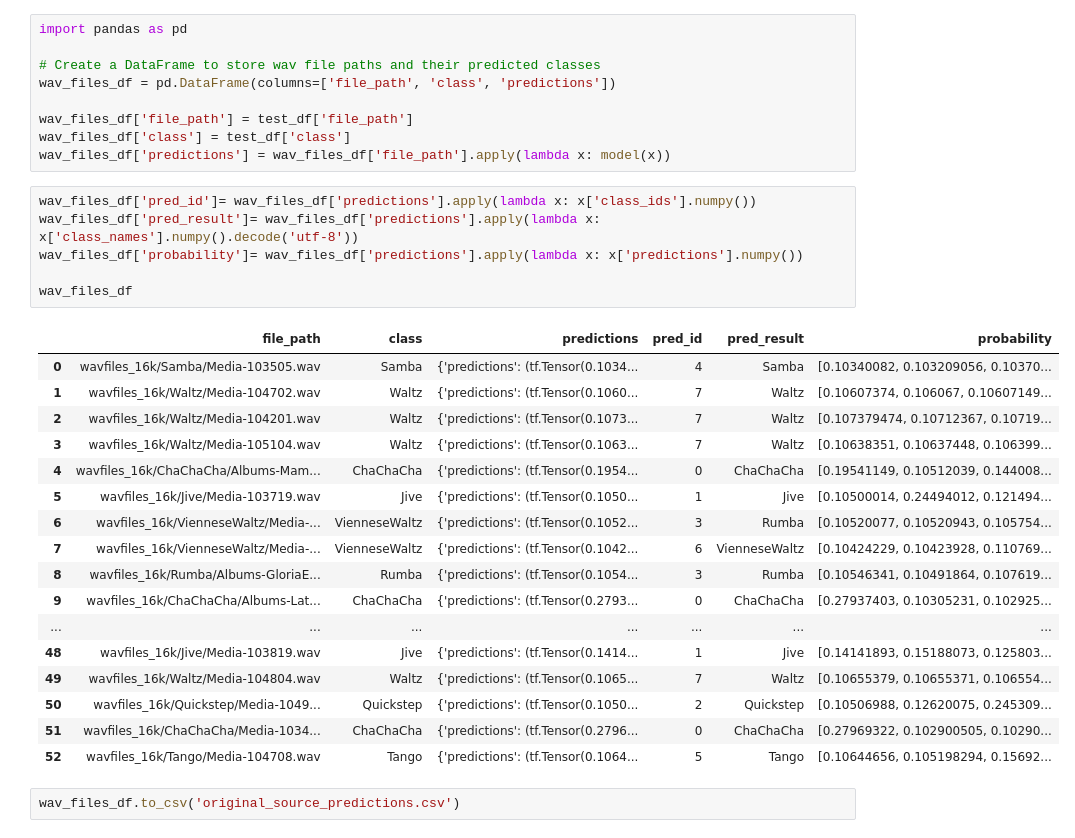
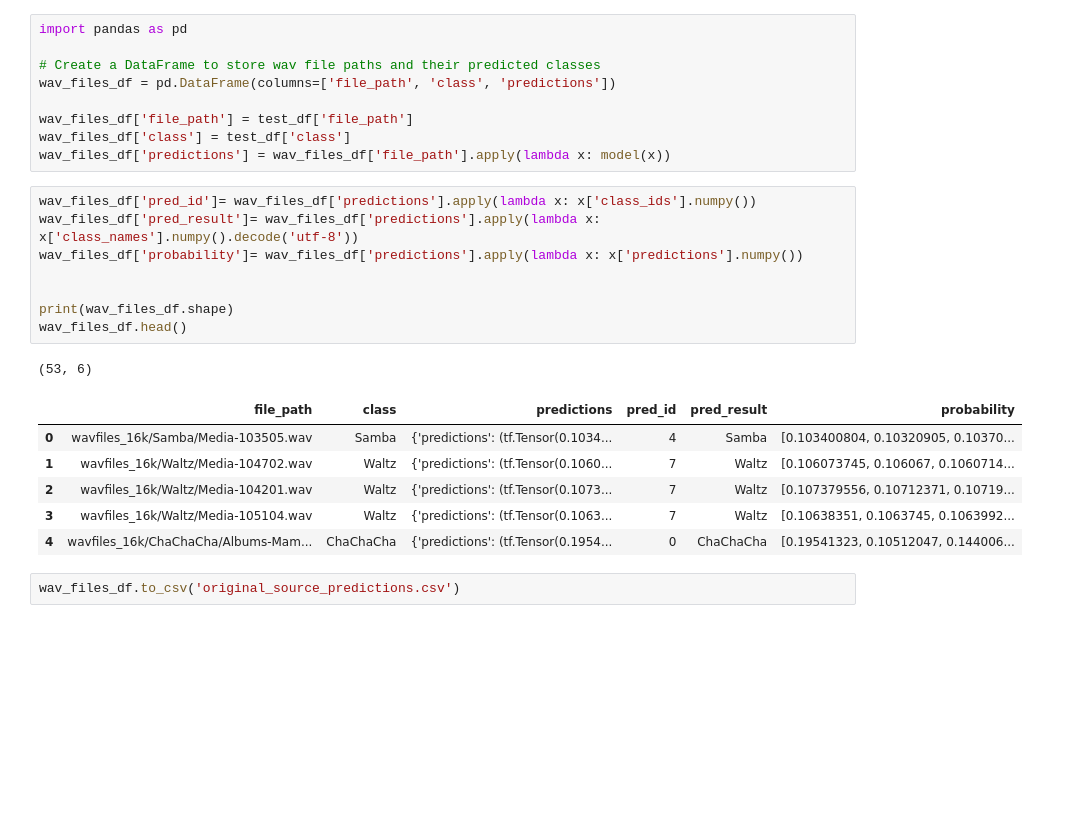
Before and after one commit to D3auuvc/xai_music, a Jupyter notebook: LIME/analysis_model_in_audio.ipynb, the cells around one changed output. Drawn from its saved outputs; the diff is of its cells as text; blank space fills up the shorter version.

```diff
--- a/LIME/analysis_model_in_audio.ipynb
+++ b/LIME/analysis_model_in_audio.ipynb
@@ -100,27 +85,19 @@ wav_files_df['predictions'] = wav_files_df['file_path'].apply(lambda x: model(x)
 # %%
 wav_files_df['pred_id']= wav_files_df['predictions'].apply(lambda x: x['class_ids'].numpy())
 wav_files_df['pred_result']= wav_files_df['predictions'].apply(lambda x: x['class_names'].numpy().decode('utf-8'))
 wav_files_df['probability']= wav_files_df['predictions'].apply(lambda x: x['predictions'].numpy())
 
-wav_files_df
+
+print(wav_files_df.shape)
+wav_files_df.head()
 # %% [output]
+(53, 6)
 |  | file_path | class | predictions | pred_id | pred_result | probability |
-| 0 | wavfiles_16k/Samba/Media-103505.wav | Samba | {'predictions': (tf.Tensor(0.1034... | 4 | Samba | [0.10340082, 0.103209056, 0.10370... |
-| 1 | wavfiles_16k/Waltz/Media-104702.wav | Waltz | {'predictions': (tf.Tensor(0.1060... | 7 | Waltz | [0.10607374, 0.106067, 0.10607149... |
-| 2 | wavfiles_16k/Waltz/Media-104201.wav | Waltz | {'predictions': (tf.Tensor(0.1073... | 7 | Waltz | [0.107379474, 0.10712367, 0.10719... |
-| 3 | wavfiles_16k/Waltz/Media-105104.wav | Waltz | {'predictions': (tf.Tensor(0.1063... | 7 | Waltz | [0.10638351, 0.10637448, 0.106399... |
-| 4 | wavfiles_16k/ChaChaCha/Albums-Mam... | ChaChaCha | {'predictions': (tf.Tensor(0.1954... | 0 | ChaChaCha | [0.19541149, 0.10512039, 0.144008... |
-| 5 | wavfiles_16k/Jive/Media-103719.wav | Jive | {'predictions': (tf.Tensor(0.1050... | 1 | Jive | [0.10500014, 0.24494012, 0.121494... |
-| 6 | wavfiles_16k/VienneseWaltz/Media-... | VienneseWaltz | {'predictions': (tf.Tensor(0.1052... | 3 | Rumba | [0.10520077, 0.10520943, 0.105754... |
-| 7 | wavfiles_16k/VienneseWaltz/Media-... | VienneseWaltz | {'predictions': (tf.Tensor(0.1042... | 6 | VienneseWaltz | [0.10424229, 0.10423928, 0.110769... |
-| 8 | wavfiles_16k/Rumba/Albums-GloriaE... | Rumba | {'predictions': (tf.Tensor(0.1054... | 3 | Rumba | [0.10546341, 0.10491864, 0.107619... |
-| 9 | wavfiles_16k/ChaChaCha/Albums-Lat... | ChaChaCha | {'predictions': (tf.Tensor(0.2793... | 0 | ChaChaCha | [0.27937403, 0.10305231, 0.102925... |
-| ... | ... | ... | ... | ... | ... | ... |
-| 48 | wavfiles_16k/Jive/Media-103819.wav | Jive | {'predictions': (tf.Tensor(0.1414... | 1 | Jive | [0.14141893, 0.15188073, 0.125803... |
-| 49 | wavfiles_16k/Waltz/Media-104804.wav | Waltz | {'predictions': (tf.Tensor(0.1065... | 7 | Waltz | [0.10655379, 0.10655371, 0.106554... |
-| 50 | wavfiles_16k/Quickstep/Media-1049... | Quickstep | {'predictions': (tf.Tensor(0.1050... | 2 | Quickstep | [0.10506988, 0.12620075, 0.245309... |
-| 51 | wavfiles_16k/ChaChaCha/Media-1034... | ChaChaCha | {'predictions': (tf.Tensor(0.2796... | 0 | ChaChaCha | [0.27969322, 0.102900505, 0.10290... |
-| 52 | wavfiles_16k/Tango/Media-104708.wav | Tango | {'predictions': (tf.Tensor(0.1064... | 5 | Tango | [0.10644656, 0.105198294, 0.15692... |
+| 0 | wavfiles_16k/Samba/Media-103505.wav | Samba | {'predictions': (tf.Tensor(0.1034... | 4 | Samba | [0.103400804, 0.10320905, 0.10370... |
+| 1 | wavfiles_16k/Waltz/Media-104702.wav | Waltz | {'predictions': (tf.Tensor(0.1060... | 7 | Waltz | [0.106073745, 0.106067, 0.1060714... |
+| 2 | wavfiles_16k/Waltz/Media-104201.wav | Waltz | {'predictions': (tf.Tensor(0.1073... | 7 | Waltz | [0.107379556, 0.10712371, 0.10719... |
+| 3 | wavfiles_16k/Waltz/Media-105104.wav | Waltz | {'predictions': (tf.Tensor(0.1063... | 7 | Waltz | [0.10638351, 0.1063745, 0.1063992... |
+| 4 | wavfiles_16k/ChaChaCha/Albums-Mam... | ChaChaCha | {'predictions': (tf.Tensor(0.1954... | 0 | ChaChaCha | [0.19541323, 0.10512047, 0.144006... |
 # %%
 wav_files_df.to_csv('original_source_predictions.csv')
 # %%
```
Also changed, not shown: parts of 3 cells of this notebook, 3 other files.
